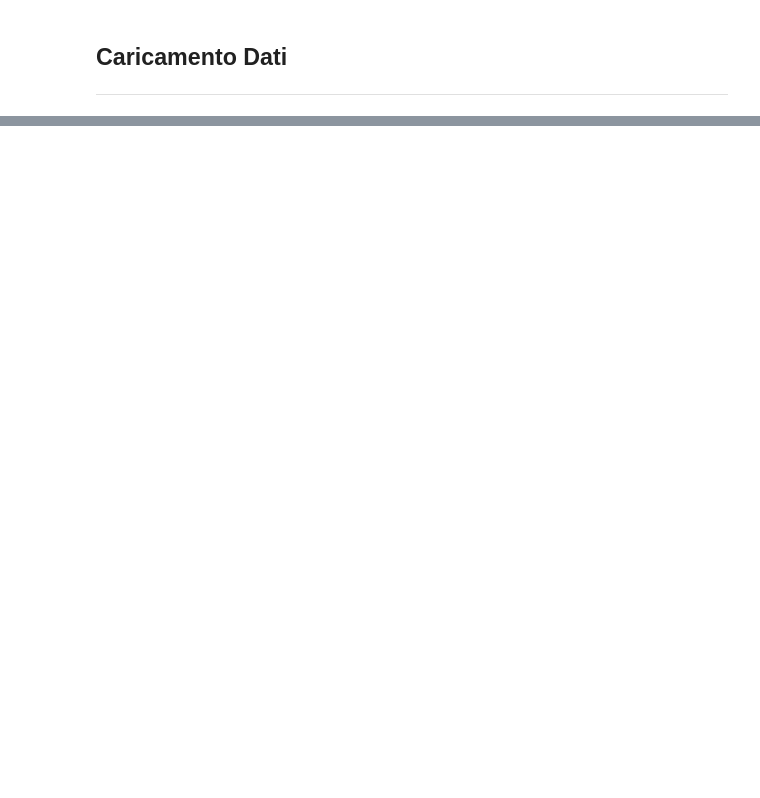
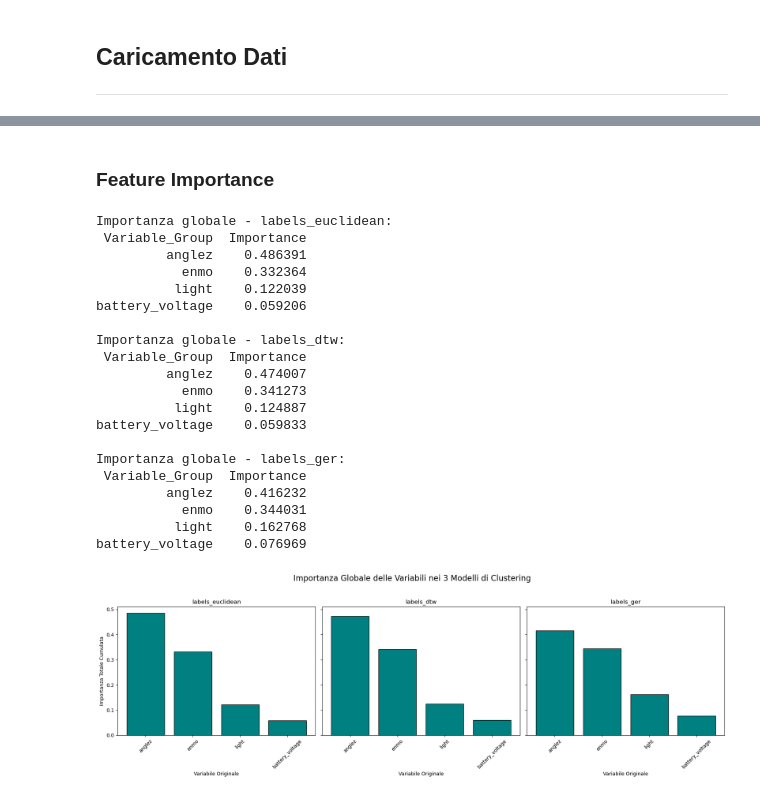
Before and after one commit to alessialaconca/Data_Mining_2_Child_Mind_Institute, a Jupyter notebook: Riccardo/TS_clustering.ipynb, the cells around one changed output, grey strips where cells are left out. Cells and saved outputs as stored; diff of their text form; code cells hidden in the pictures; blank space fills up the shorter version.

```diff
--- a/Riccardo/TS_clustering.ipynb
+++ b/Riccardo/TS_clustering.ipynb
@@ -158,0 +160,78 @@ centroidi_ger = np.array(centroidi_ger_list)
+# %% [markdown]
+### Feature Importance
+# %%
+colonne_reali = X_clustering_list[0].columns.tolist()
+n_timepoints = len(X_clustering_list[0])
+feature_names = []
+for t in range(n_timepoints):
+    for col in colonne_reali:
+        feature_names.append(f"{col}_t{t}")
+
+fig, axes = plt.subplots(1, 3, figsize=(18, 6), sharey=True)
+fig.suptitle(
+    "Importanza Globale delle Variabili nei 3 Modelli di Clustering", fontsize=16)
+
+for ax, (nome_modello, labels) in zip(axes, dict_labels.items()):
+
+    clf = RandomForestClassifier(random_state=222, n_estimators=100)
+    clf.fit(X_flattened, labels)
+
+    importances = clf.feature_importances_
+
+    df_importance = pd.DataFrame({
+        'Feature': feature_names,
+        'Importance': importances
+    })
+
+    df_importance['Variable_Group'] = df_importance['Feature'].apply(
+        lambda x: x.split('_t')[0])
+    df_group_importance = df_importance.groupby(
+        'Variable_Group')['Importance'].sum().reset_index()
+    df_group_importance = df_group_importance.sort_values(
+        by='Importance', ascending=False)
+
+    print(f"\nImportanza globale - {nome_modello}:")
+    print(df_group_importance.to_string(index=False))
+
+    # Visualizzazione grafica nel subplot corrispondente
+    ax.bar(
+        df_group_importance['Variable_Group'],
+        df_group_importance['Importance'],
+        color='teal',
+        edgecolor='black'
+    )
+
+    # Formattazione del singolo grafico
+    ax.set_title(nome_modello)
+    ax.set_xlabel('Variabile Originale')
+    ax.tick_params(axis='x', rotation=45)
+
+    # Inserimento della label y solo sul primo grafico a sinistra
+    if ax == axes[0]:
+        ax.set_ylabel('Importanza Totale Cumulata')
+
+# Ottimizzazione degli spazi
+plt.tight_layout(rect=[0, 0, 1, 0.95])
+plt.show()
+# %% [output]
+Importanza globale - labels_euclidean:
+ Variable_Group  Importance
+         anglez    0.486391
+           enmo    0.332364
+          light    0.122039
+battery_voltage    0.059206
+
+Importanza globale - labels_dtw:
+ Variable_Group  Importance
+         anglez    0.474007
+           enmo    0.341273
+          light    0.124887
+battery_voltage    0.059833
+
+Importanza globale - labels_ger:
+ Variable_Group  Importance
+         anglez    0.416232
+           enmo    0.344031
+          light    0.162768
+battery_voltage    0.076969
+[figure, added]
```
Also changed, not shown: parts of 19 cells of this notebook, 11 other files.
